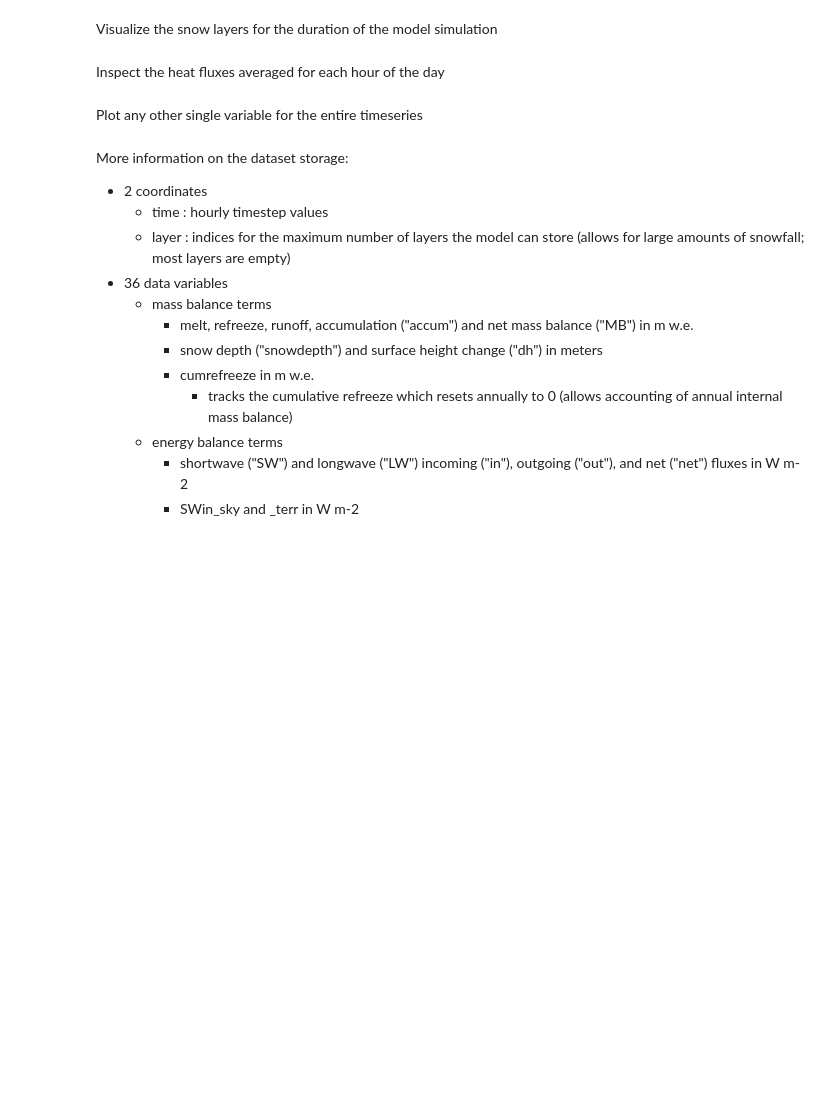
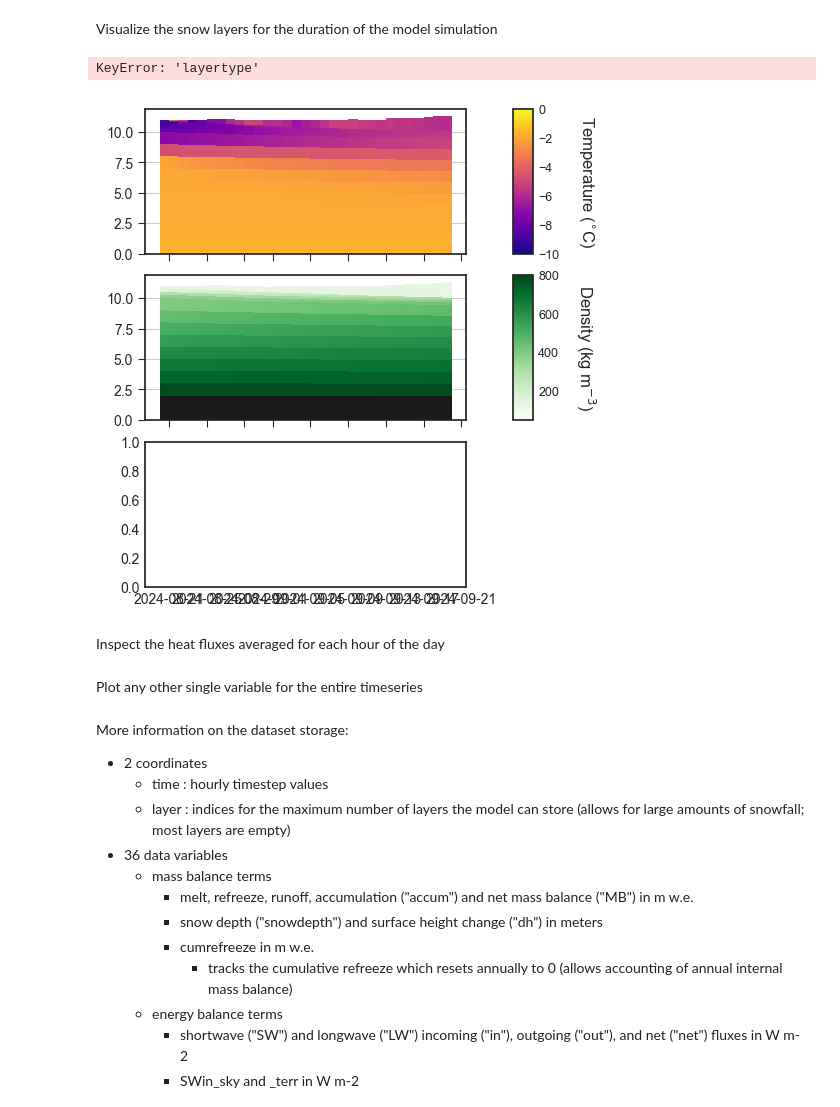
Before and after one commit to clairevwilson/PEBSI, a Jupyter notebook: visualize_output.ipynb, the cells around one changed output. Cells and saved outputs as stored; diff of their text form; code cells hidden in the pictures; blank space fills up the shorter version.

```diff
--- a/visualize_output.ipynb
+++ b/visualize_output.ipynb
@@ -107,6 +111,6 @@ import xarray as xrb
 # %% [markdown]
 Open the file and do a quick inspection of the data variables contained within
 # %%
-output_fn = '../Output/YOUR_FILE_NAME_HERE.nc'
+output_fn = '../Output/test_simulation_2/01.00570_2.nc'
 ds = xr.open_dataset(output_fn)
 ds
@@ -115,19 +137,21 @@ Visualize the snow layers for the duration of the model simulation
 # %%
 # Define the variables to plot
 # Options: layertemp, layerdensity, layerwater, layergrainsize, layerBC, layerOC, layerdust
-layer_vars = ['layertemp','layerdensity','layerwater']
+layer_vars = ['layertemp','layerdensity']
 
 # Find the start and end timestamp
 start = ds.time.values[0]
 end = ds.time.values[-1]
 
 # Create a daily timeseries to sample the model output
 daily_dates = pd.date_range(start, end)
 
 # Plot the layers
 fig, axes = visualize_layers(ds, daily_dates, layer_vars)
-axes[0].axvline(pd.to_datetime('2024-05-27'),color='k')
 plt.show()
+# %% [output]
+KeyError: 'layertype'
+[figure, added]
 # %% [markdown]
 Inspect the heat fluxes averaged for each hour of the day
 # %%
```
Also changed, not shown: parts of 2 cells of this notebook, 10 other files.
